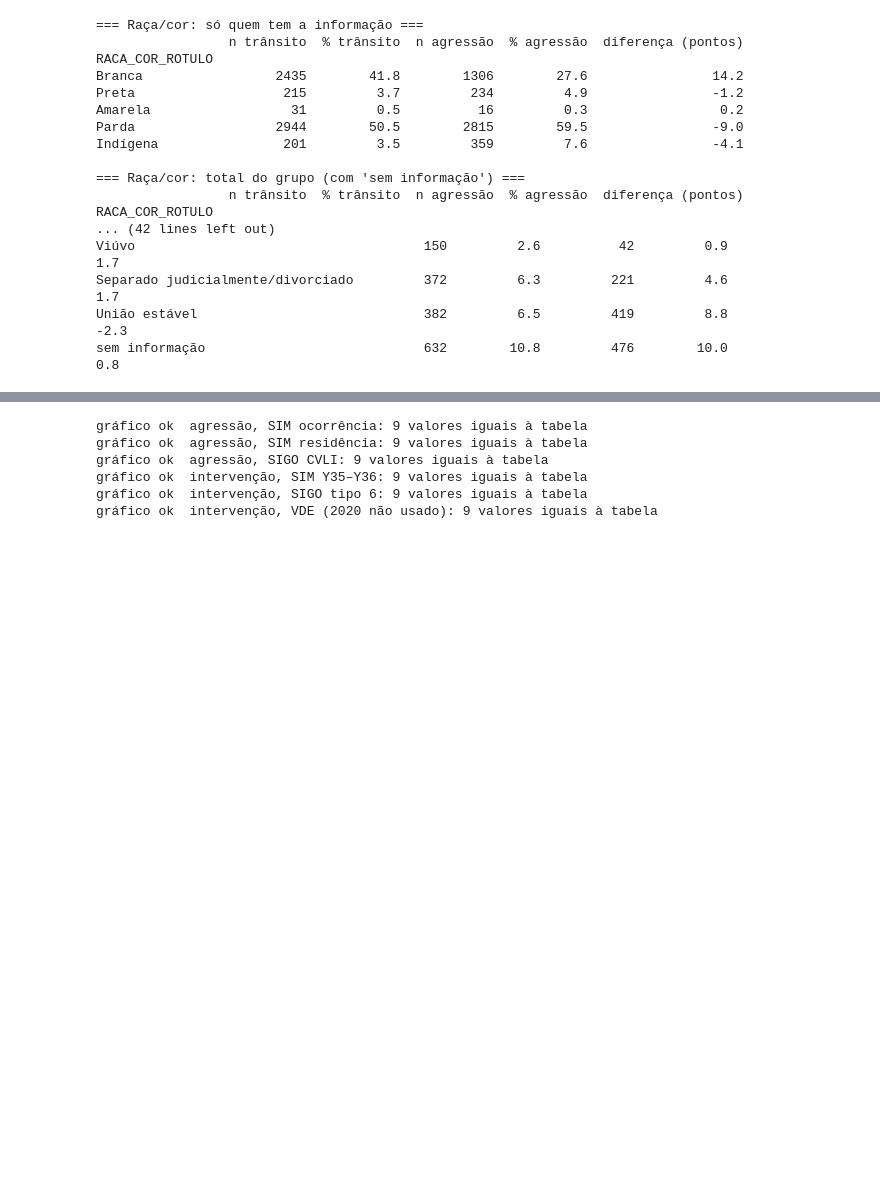
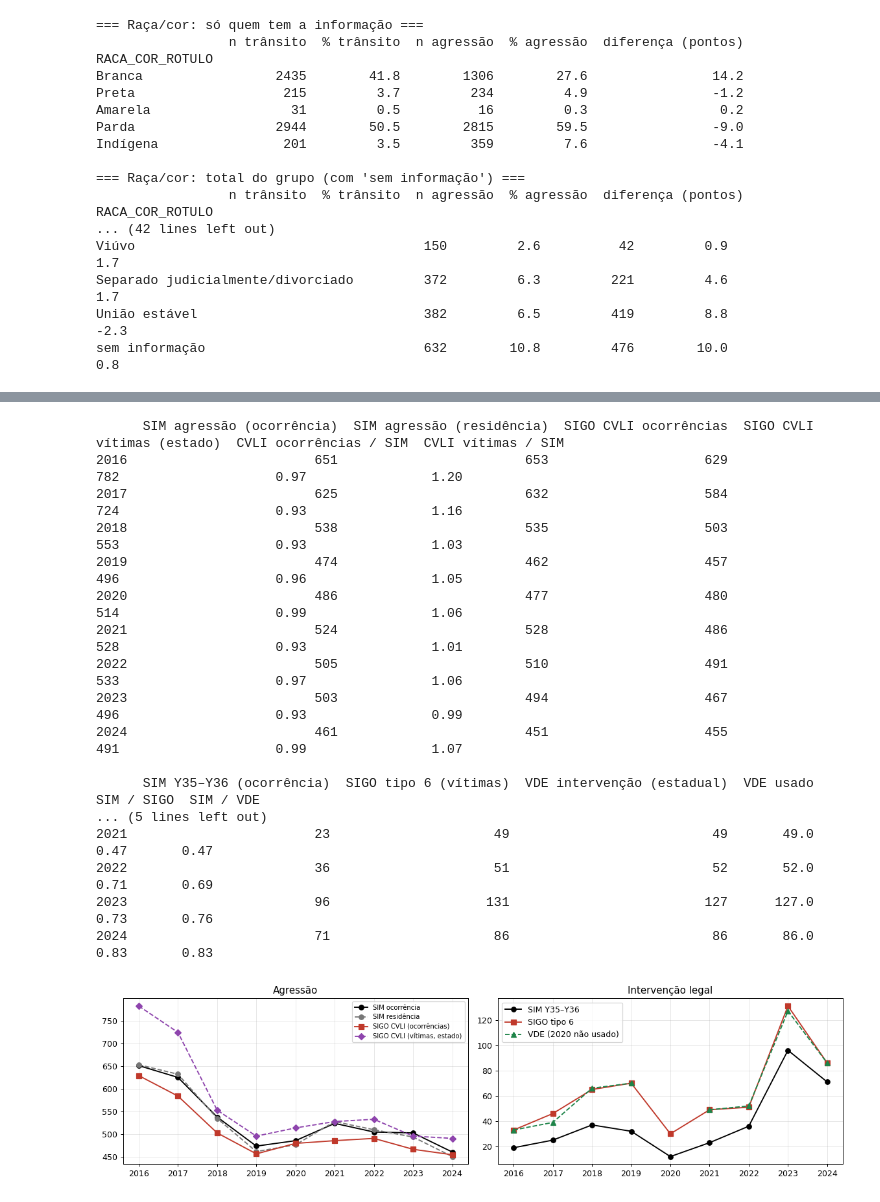
Before and after one commit to magalhes/mortes-violentas-ms, a Jupyter notebook: E4_entrega_final.ipynb, the cells around one changed output, grey strips where cells are left out. Saved outputs shown, nothing was run; the diff lists cells and outputs as text; code cells hidden in the pictures; blank space fills up the shorter version.

```diff
--- a/E4_entrega_final.ipynb
+++ b/E4_entrega_final.ipynb
@@ -3148,17 +3137,48 @@ plt.tight_layout(); figura.savefig(PASTA_SAIDAS / "agressao_e_intervencao_por_fo
 # %%
-lidas = linhas_desenhadas(eixos[0])
-conferir_desenho("agressão, SIM ocorrência", lidas["SIM ocorrência"], agressao_x_cvli["SIM agressão (ocorrência)"])
-conferir_desenho("agressão, SIM residência", lidas["SIM residência"], agressao_x_cvli["SIM agressão (residência)"])
-conferir_desenho("agressão, SIGO CVLI", lidas["SIGO CVLI"], agressao_x_cvli["SIGO CVLI"])
-lidas = linhas_desenhadas(eixos[1])
-conferir_desenho("intervenção, SIM Y35–Y36", lidas["SIM Y35–Y36"], intervencao_fontes["SIM Y35–Y36 (ocorrência)"])
-conferir_desenho("intervenção, SIGO tipo 6", lidas["SIGO tipo 6"], intervencao_fontes["SIGO tipo 6 (vítimas)"])
-conferir_desenho("intervenção, VDE (2020 não usado)", lidas["VDE (2020 não usado)"], intervencao_fontes["VDE usado"])
+agressao_x_cvli = pd.DataFrame({"SIM agressão (ocorrência)": total_por_ano("agressao"), "SIM agressão (residência)": total_por_ano("agressao", False),
+                                "SIGO CVLI ocorrências": cvli_ocorrencias_municipios, "SIGO CVLI vítimas (estado)": sigo_cvli_vitimas_estado})
+agressao_x_cvli["CVLI ocorrências / SIM"] = agressao_x_cvli["SIGO CVLI ocorrências"] / agressao_x_cvli["SIM agressão (ocorrência)"]
+agressao_x_cvli["CVLI vítimas / SIM"] = agressao_x_cvli["SIGO CVLI vítimas (estado)"] / agressao_x_cvli["SIM agressão (ocorrência)"]
+print(agressao_x_cvli.round(2).to_string())
+
+vde_intervencao = vde_por_serie.loc["intervencao_estadual"]
+intervencao_fontes = pd.DataFrame({"SIM Y35–Y36 (ocorrência)": total_por_ano("intervencao_legal"), "SIGO tipo 6 (vítimas)": sigo_t6_estado,
+                                   "VDE intervenção (estadual)": vde_intervencao})
+intervencao_fontes["VDE usado"] = intervencao_fontes["VDE intervenção (estadual)"].where(intervencao_fontes.index != 2020)
+intervencao_fontes["SIM / SIGO"] = intervencao_fontes["SIM Y35–Y36 (ocorrência)"] / intervencao_fontes["SIGO tipo 6 (vítimas)"]
+intervencao_fontes["SIM / VDE"] = intervencao_fontes["SIM Y35–Y36 (ocorrência)"] / intervencao_fontes["VDE intervenção (estadual)"]
+print(); print(intervencao_fontes.round(2).to_string())
+agressao_x_cvli.round(3).to_csv(PASTA_SAIDAS / "agressao_sim_x_cvli.csv", sep=";")
+intervencao_fontes.round(3).to_csv(PASTA_SAIDAS / "intervencao_sim_x_sigo_x_vde.csv", sep=";")
+
+figura, eixos = plt.subplots(1, 2, figsize=(13, 3.6))
+eixos[0].plot(ANOS, agressao_x_cvli["SIM agressão (ocorrência)"], "o-", c="k", label="SIM ocorrência")
+eixos[0].plot(ANOS, agressao_x_cvli["SIM agressão (residência)"], "o--", c="#777", label="SIM residência")
+eixos[0].plot(ANOS, agressao_x_cvli["SIGO CVLI ocorrências"], "s-", c="#c0392b", label="SIGO CVLI (ocorrências)")
+eixos[0].plot(ANOS, agressao_x_cvli["SIGO CVLI vítimas (estado)"], "D--", c="#8e44ad", label="SIGO CVLI (vítimas, estado)")
+eixos[0].set_title("Agressão"); eixos[0].legend(fontsize=8)
+eixos[1].plot(ANOS, intervencao_fontes["SIM Y35–Y36 (ocorrência)"], "o-", c="k", label="SIM Y35–Y36")
+eixos[1].plot(ANOS, intervencao_fontes["SIGO tipo 6 (vítimas)"], "s-", c="#c0392b", label="SIGO tipo 6")
+eixos[1].plot(ANOS, intervencao_fontes["VDE usado"], "^--", c="#1e8449", label="VDE (2020 não usado)")
+eixos[1].set_title("Intervenção legal"); eixos[1].legend()
+plt.tight_layout(); figura.savefig(PASTA_SAIDAS / "agressao_e_intervencao_por_fonte.png", dpi=150); plt.show()
 # %% [output]
-gráfico ok  agressão, SIM ocorrência: 9 valores iguais à tabela
-gráfico ok  agressão, SIM residência: 9 valores iguais à tabela
-gráfico ok  agressão, SIGO CVLI: 9 valores iguais à tabela
-gráfico ok  intervenção, SIM Y35–Y36: 9 valores iguais à tabela
-gráfico ok  intervenção, SIGO tipo 6: 9 valores iguais à tabela
-gráfico ok  intervenção, VDE (2020 não usado): 9 valores iguais à tabela
+      SIM agressão (ocorrência)  SIM agressão (residência)  SIGO CVLI ocorrências  SIGO CVLI vítimas (estado)  CVLI ocorrências / SIM  CVLI vítimas / SIM
+2016                        651                        653                    629                         782                    0.97                1.20
+2017                        625                        632                    584                         724                    0.93                1.16
+2018                        538                        535                    503                         553                    0.93                1.03
+2019                        474                        462                    457                         496                    0.96                1.05
+2020                        486                        477                    480                         514                    0.99                1.06
+2021                        524                        528                    486                         528                    0.93                1.01
+2022                        505                        510                    491                         533                    0.97                1.06
+2023                        503                        494                    467                         496                    0.93                0.99
+2024                        461                        451                    455                         491                    0.99                1.07
+
+      SIM Y35–Y36 (ocorrência)  SIGO tipo 6 (vítimas)  VDE intervenção (estadual)  VDE usado  SIM / SIGO  SIM / VDE
+... (5 lines left out)
+2021                        23                     49                          49       49.0        0.47       0.47
+2022                        36                     51                          52       52.0        0.71       0.69
+2023                        96                    131                         127      127.0        0.73       0.76
+2024                        71                     86                          86       86.0        0.83       0.83
+[figure, added]
 # %% [markdown]
```
Also changed, not shown: parts of 96 cells of this notebook, 1 other file.
